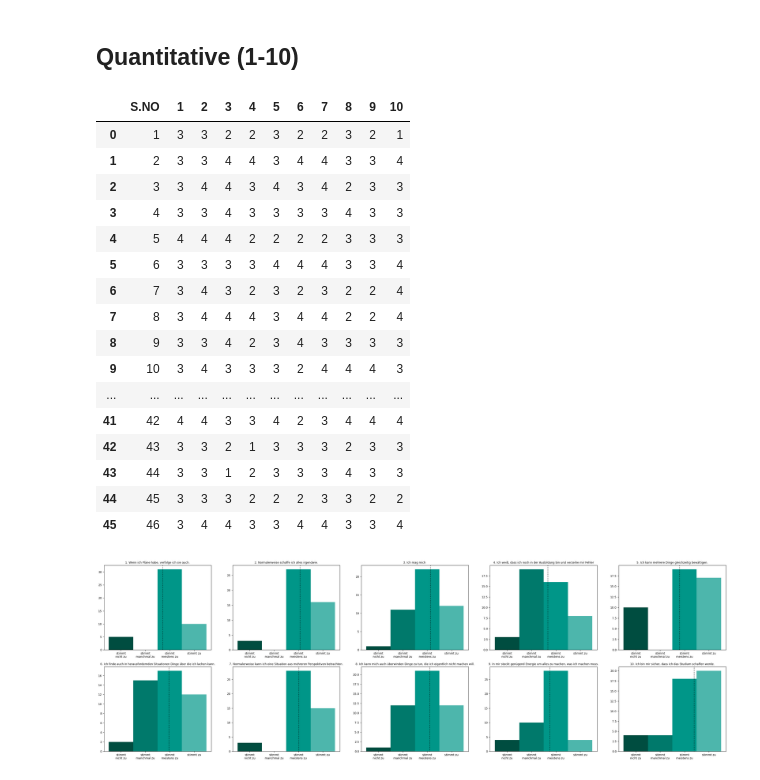
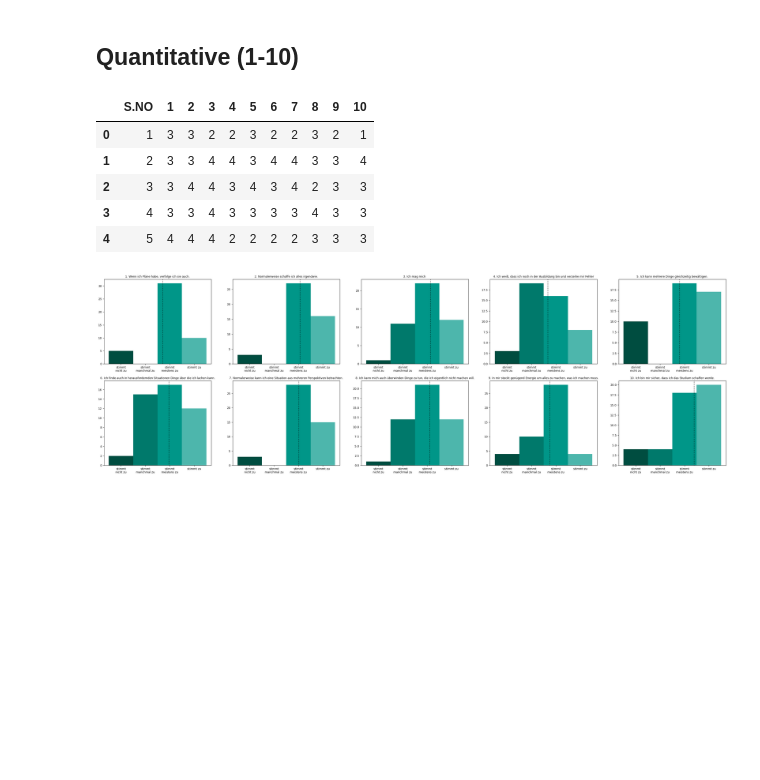
Before and after one commit to hweichelt/eval_achtsamkeit, a Jupyter notebook: auswertung.ipynb, the cells around one changed output. Cells and saved outputs as stored; diff of their text form; code cells hidden in the pictures; blank space fills up the shorter version.

```diff
--- a/auswertung.ipynb
+++ b/auswertung.ipynb
@@ -142,26 +98,15 @@ def convert_answer_to_integer(answer: str, answers: List[str]) -> int:
 # %%
 df_quantitative_mapped = df_quantitative.copy()
 for i in range(1,11):
     df_quantitative_mapped[i] = df_quantitative[i].apply(lambda x: convert_answer_to_integer(x, ["stimmt nicht zu", "stimmt manchmal zu", "stimmt meistens zu", "stimmt zu"]))
-df_quantitative_mapped
+df_quantitative_mapped.head()
 # %% [output]
 |  | S.NO | 1 | 2 | 3 | 4 | 5 | 6 | 7 | 8 | 9 | 10 |
 | 0 | 1 | 3 | 3 | 2 | 2 | 3 | 2 | 2 | 3 | 2 | 1 |
 | 1 | 2 | 3 | 3 | 4 | 4 | 3 | 4 | 4 | 3 | 3 | 4 |
 | 2 | 3 | 3 | 4 | 4 | 3 | 4 | 3 | 4 | 2 | 3 | 3 |
 | 3 | 4 | 3 | 3 | 4 | 3 | 3 | 3 | 3 | 4 | 3 | 3 |
 | 4 | 5 | 4 | 4 | 4 | 2 | 2 | 2 | 2 | 3 | 3 | 3 |
-| 5 | 6 | 3 | 3 | 3 | 3 | 4 | 4 | 4 | 3 | 3 | 4 |
-| 6 | 7 | 3 | 4 | 3 | 2 | 3 | 2 | 3 | 2 | 2 | 4 |
-| 7 | 8 | 3 | 4 | 4 | 4 | 3 | 4 | 4 | 2 | 2 | 4 |
-| 8 | 9 | 3 | 3 | 4 | 2 | 3 | 4 | 3 | 3 | 3 | 3 |
-| 9 | 10 | 3 | 4 | 3 | 3 | 3 | 2 | 4 | 4 | 4 | 3 |
-| ... | ... | ... | ... | ... | ... | ... | ... | ... | ... | ... | ... |
-| 41 | 42 | 4 | 4 | 3 | 3 | 4 | 2 | 3 | 4 | 4 | 4 |
-| 42 | 43 | 3 | 3 | 2 | 1 | 3 | 3 | 3 | 2 | 3 | 3 |
-| 43 | 44 | 3 | 3 | 1 | 2 | 3 | 3 | 3 | 4 | 3 | 3 |
-| 44 | 45 | 3 | 3 | 3 | 2 | 2 | 2 | 3 | 3 | 2 | 2 |
-| 45 | 46 | 3 | 4 | 4 | 3 | 3 | 4 | 4 | 3 | 3 | 4 |
 # %%
 fig, ax = plt.subplots(2, 5, figsize=(36,6))
 fig.subplots_adjust(top=1.5)
```
Also changed, not shown: parts of 4 cells of this notebook.
